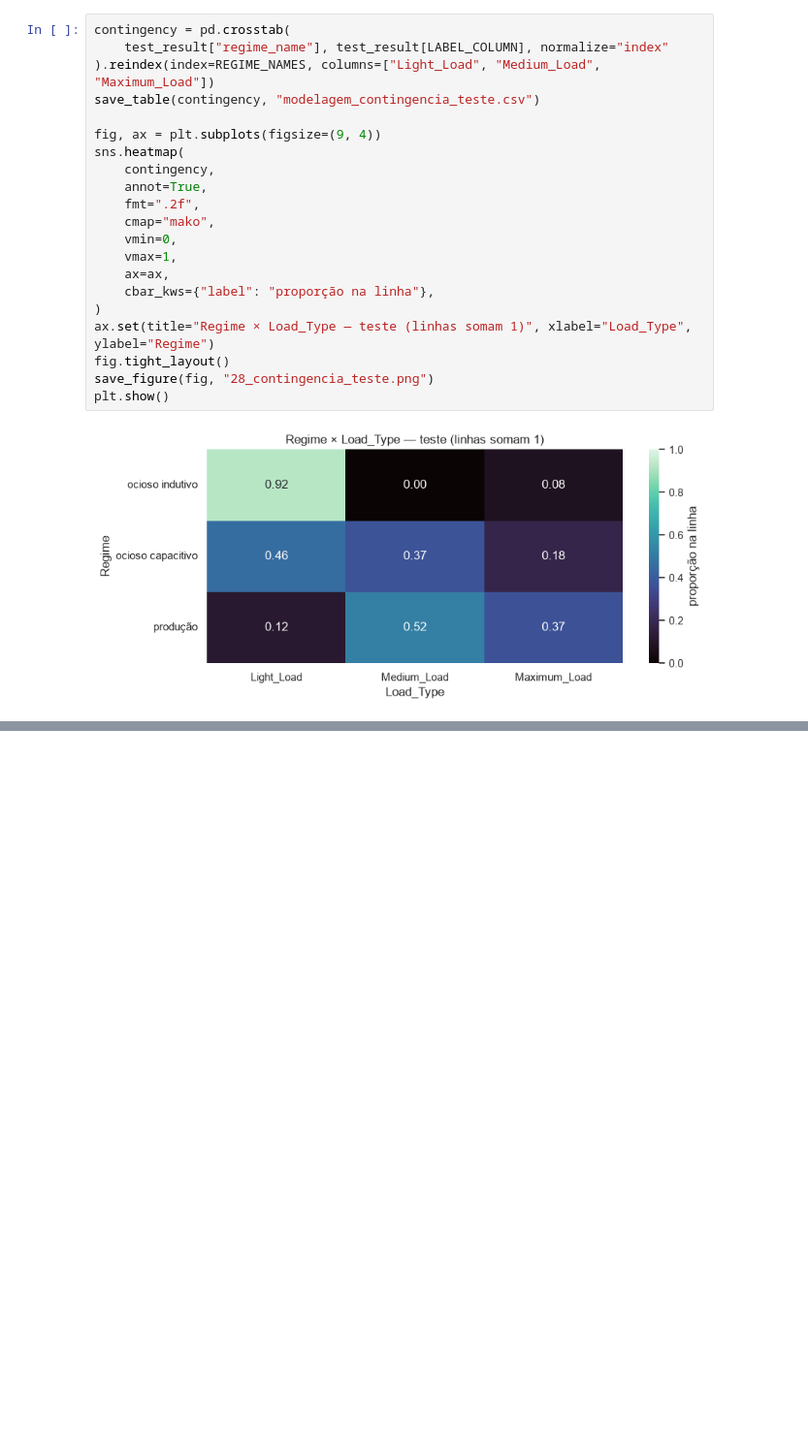
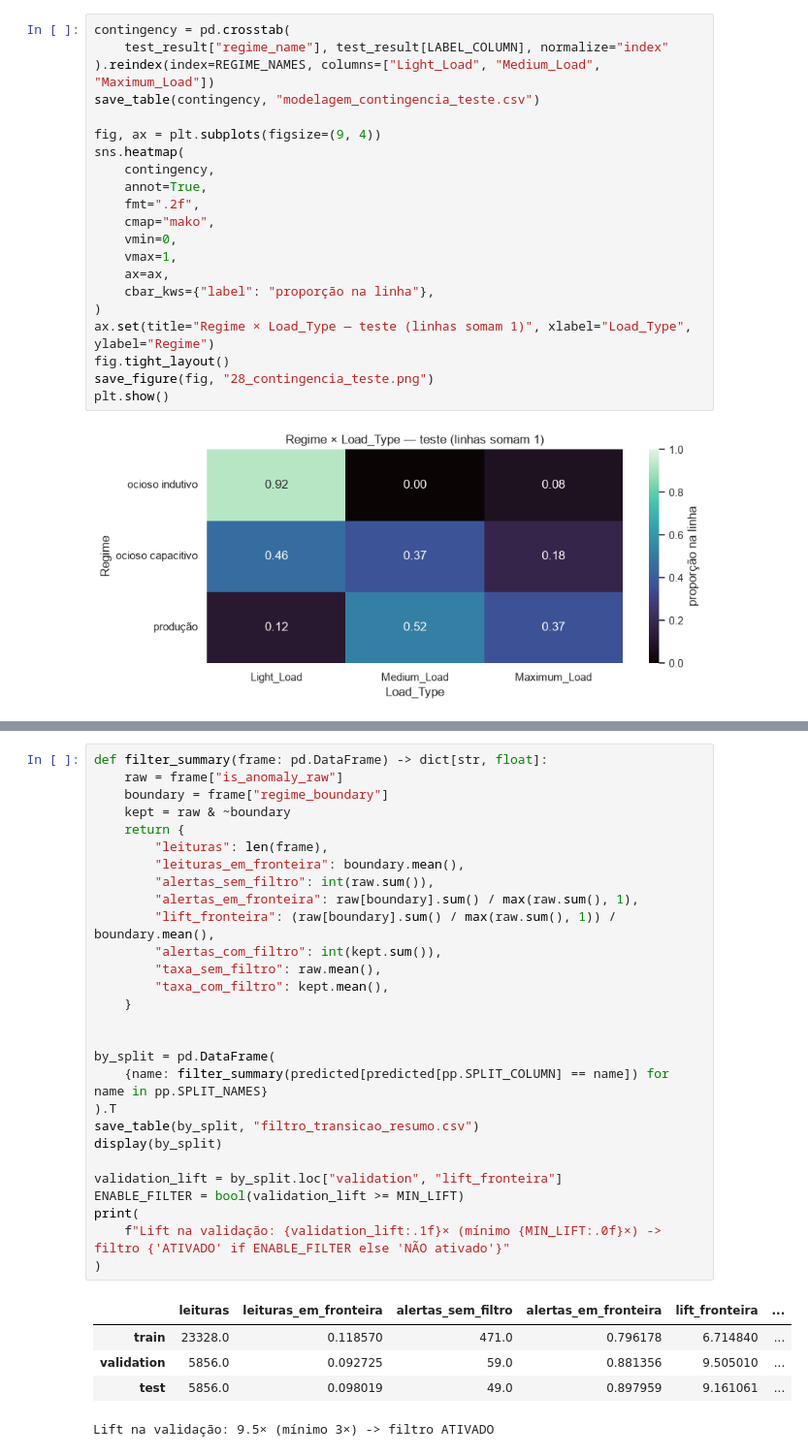
Before and after one commit to MBA-Data-Science-Unifor/Regime-Anomaly-Unsupervisioned, a Jupyter notebook: artifacts/notebooks/03_Modeling.ipynb, the cells around one changed output, grey strips where cells are left out. Shown at 97% size. Drawn from its saved outputs; the diff is of its cells as text; blank space fills up the shorter version.

```diff
--- a/artifacts/notebooks/03_Modeling.ipynb
+++ b/artifacts/notebooks/03_Modeling.ipynb
@@ -811,0 +729,34 @@ operação antes de qualquer uso como alarme.
+# %%
+def filter_summary(frame: pd.DataFrame) -> dict[str, float]:
+    raw = frame["is_anomaly_raw"]
+    boundary = frame["regime_boundary"]
+    kept = raw & ~boundary
+    return {
+        "leituras": len(frame),
+        "leituras_em_fronteira": boundary.mean(),
+        "alertas_sem_filtro": int(raw.sum()),
+        "alertas_em_fronteira": raw[boundary].sum() / max(raw.sum(), 1),
+        "lift_fronteira": (raw[boundary].sum() / max(raw.sum(), 1)) / boundary.mean(),
+        "alertas_com_filtro": int(kept.sum()),
+        "taxa_sem_filtro": raw.mean(),
+        "taxa_com_filtro": kept.mean(),
+    }
+
+
+by_split = pd.DataFrame(
+    {name: filter_summary(predicted[predicted[pp.SPLIT_COLUMN] == name]) for name in pp.SPLIT_NAMES}
+).T
+save_table(by_split, "filtro_transicao_resumo.csv")
+display(by_split)
+
+validation_lift = by_split.loc["validation", "lift_fronteira"]
+ENABLE_FILTER = bool(validation_lift >= MIN_LIFT)
+print(
+    f"Lift na validação: {validation_lift:.1f}× (mínimo {MIN_LIFT:.0f}×) -> filtro {'ATIVADO' if ENABLE_FILTER else 'NÃO ativado'}"
+)
+# %% [output]
+|  | leituras | leituras_em_fronteira | alertas_sem_filtro | alertas_em_fronteira | lift_fronteira | ... |
+| train | 23328.0 | 0.118570 | 471.0 | 0.796178 | 6.714840 | ... |
+| validation | 5856.0 | 0.092725 | 59.0 | 0.881356 | 9.505010 | ... |
+| test | 5856.0 | 0.098019 | 49.0 | 0.897959 | 9.161061 | ... |
+Lift na validação: 9.5× (mínimo 3×) -> filtro ATIVADO
```
Also changed, not shown: parts of 20 cells of this notebook, 27 other files.
